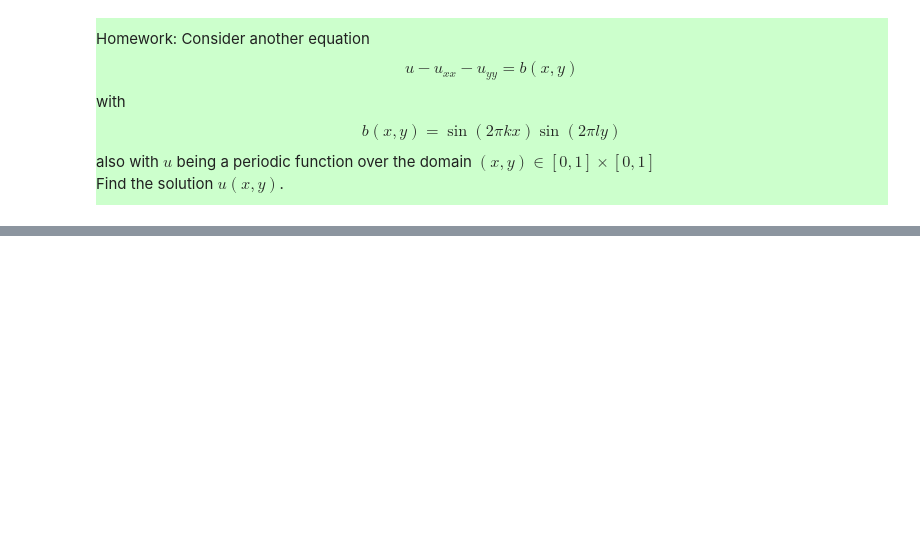
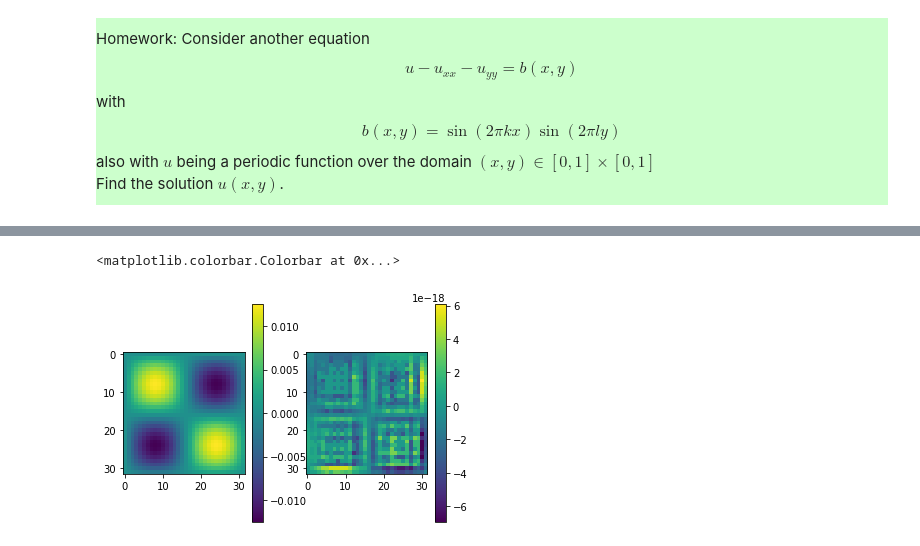
Before and after one commit to huiprobable/MATH473F22CSULB, a Jupyter notebook: Lectures/Lec10_FFT_PDEs.ipynb, the cells around one changed output, grey strips where cells are left out. Drawn from its saved outputs; the diff is of its cells as text; code cells hidden in the pictures; blank space fills up the shorter version.

```diff
--- a/Lectures/Lec10_FFT_PDEs.ipynb
+++ b/Lectures/Lec10_FFT_PDEs.ipynb
@@ -113,0 +146,23 @@ also with $u$ being a periodic function over the domain $(x,y)\in[0,1]\times[0,1
+# %%
+def solvePDE(b):
+    n = b.shape[0]
+    B = np.fft.fft2(b)
+    B = np.fft.fftshift(B)
+    k = np.arange(-n/2,n/2)
+    l = np.reshape(k,(n,1))
+    K = 1/(1+4*np.pi*np.pi*(k**2+l**2))
+    U = K*B
+    U = np.fft.ifftshift(U)
+    u = np.fft.ifft2(U)
+    return u
+# %%
+u = solvePDE(b)
+plt.subplot(1,2,1)
+plt.imshow(np.real(u))
+plt.colorbar()
+plt.subplot(1,2,2)
+plt.imshow(np.real(u)-b/(1+8*np.pi*np.pi))
+plt.colorbar()
+# %% [output]
+<matplotlib.colorbar.Colorbar at 0x...>
+[figure, added]
```
Also changed, not shown: parts of 7 cells of this notebook, 1 other file.
